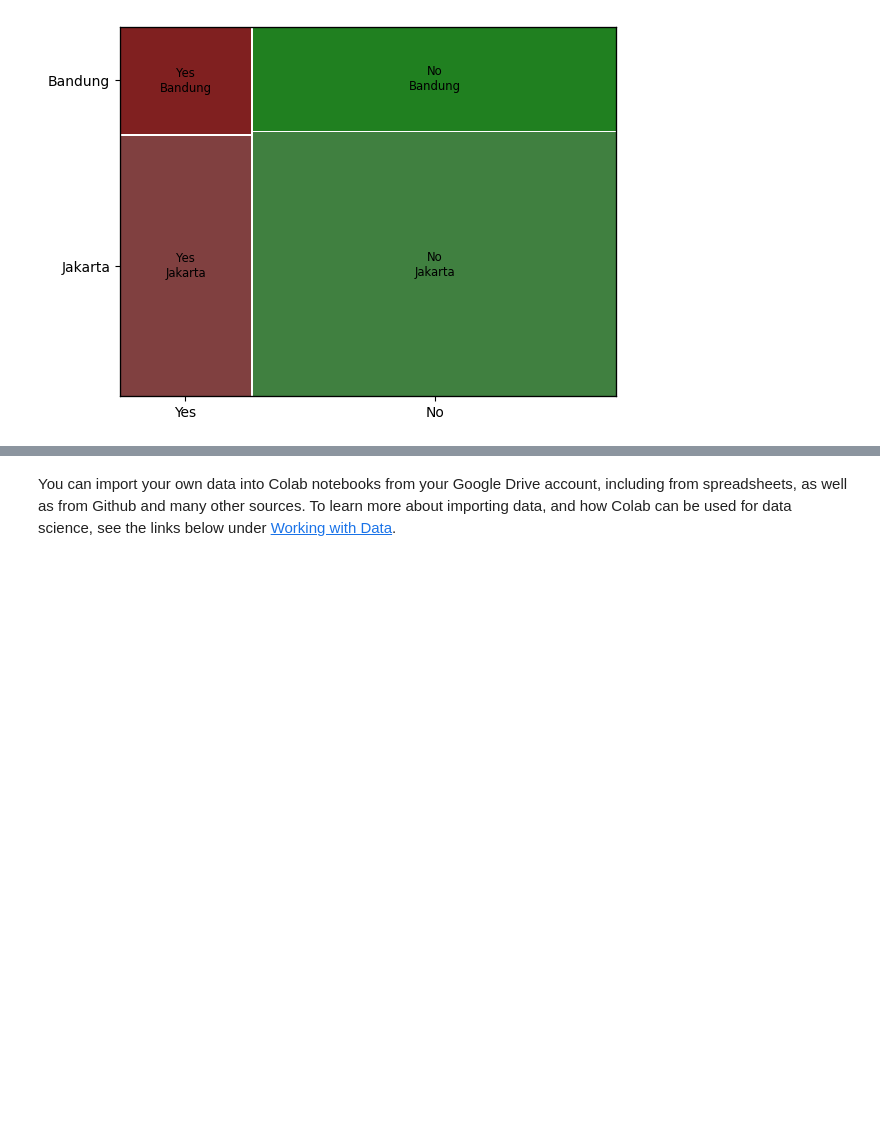
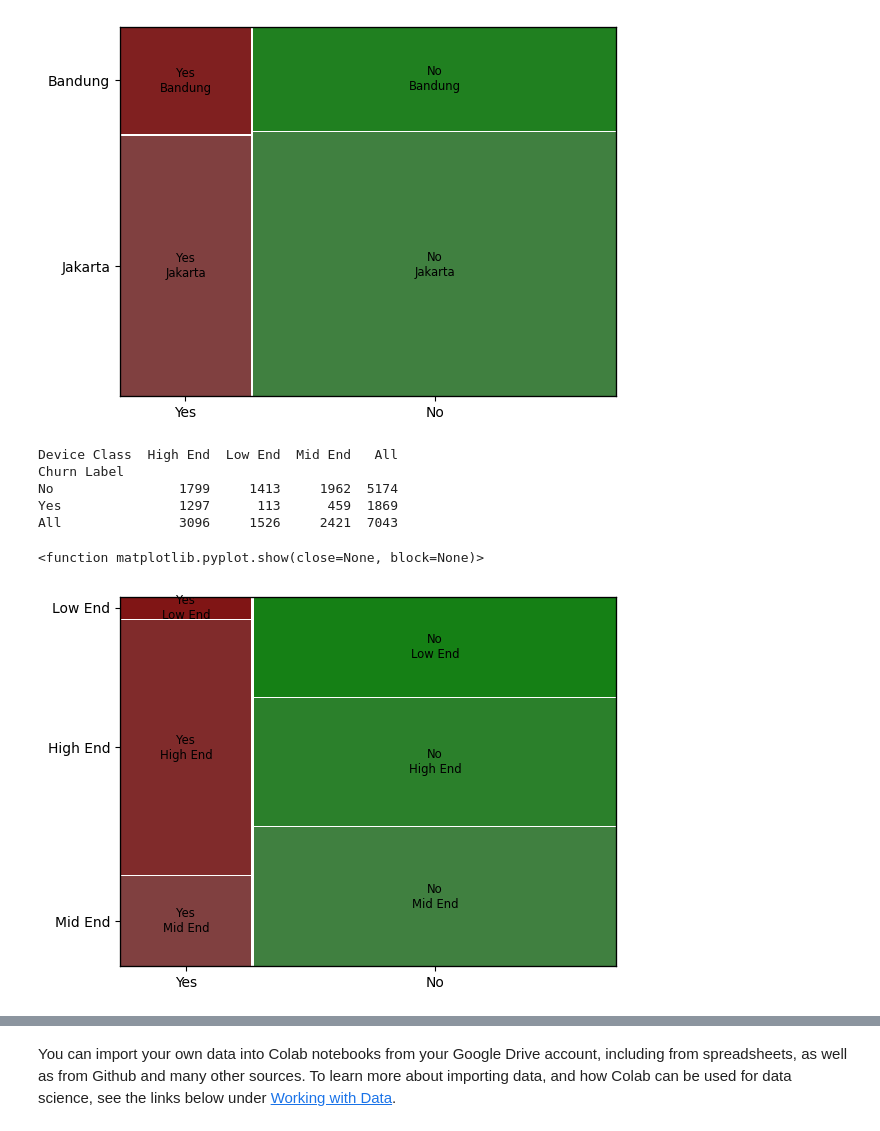
Before and after one commit to wiliasondriva/Collab-Rdp, a Jupyter notebook: Welcome_To_Colaboratory.ipynb, the cells around one changed output, grey strips where cells are left out. Cells and saved outputs as stored; diff of their text form; code cells hidden in the pictures; blank space fills up the shorter version.

```diff
--- a/Welcome_To_Colaboratory.ipynb
+++ b/Welcome_To_Colaboratory.ipynb
@@ -92,3 +92,25 @@ plt.show
 # %% [output]
 <function matplotlib.pyplot.show(close=None, block=None)>
 [figure]
+# %%
+ax =pd.crosstab(df['Churn Label'],df['Device Class'],margins = True)
+print(ax)
+# %% [output]
+Device Class  High End  Low End  Mid End   All
+Churn Label
+No                1799     1413     1962  5174
+Yes               1297      113      459  1869
+All               3096     1526     2421  7043
+# %%
+from statsmodels.graphics.mosaicplot import mosaic
+from matplotlib import pyplot as plt
+props={}
+props[('No','y')]={'facecolor':'red','edgecolor':'white'}
+props[('No','n')]={'facecolor':'red','edgecolor':'white'}
+props[('Yes','y')]={'facecolor':'green','edgecolor':'white'}
+props[('Yes','n')]={'facecolor':'green','edgecolor':'white'}
+mosaic(data=df, index=['Churn Label','Device Class'],properties=props)
+plt.show
+# %% [output]
+<function matplotlib.pyplot.show(close=None, block=None)>
+[figure, added]
```
Also changed, not shown: parts of 2 cells of this notebook.
